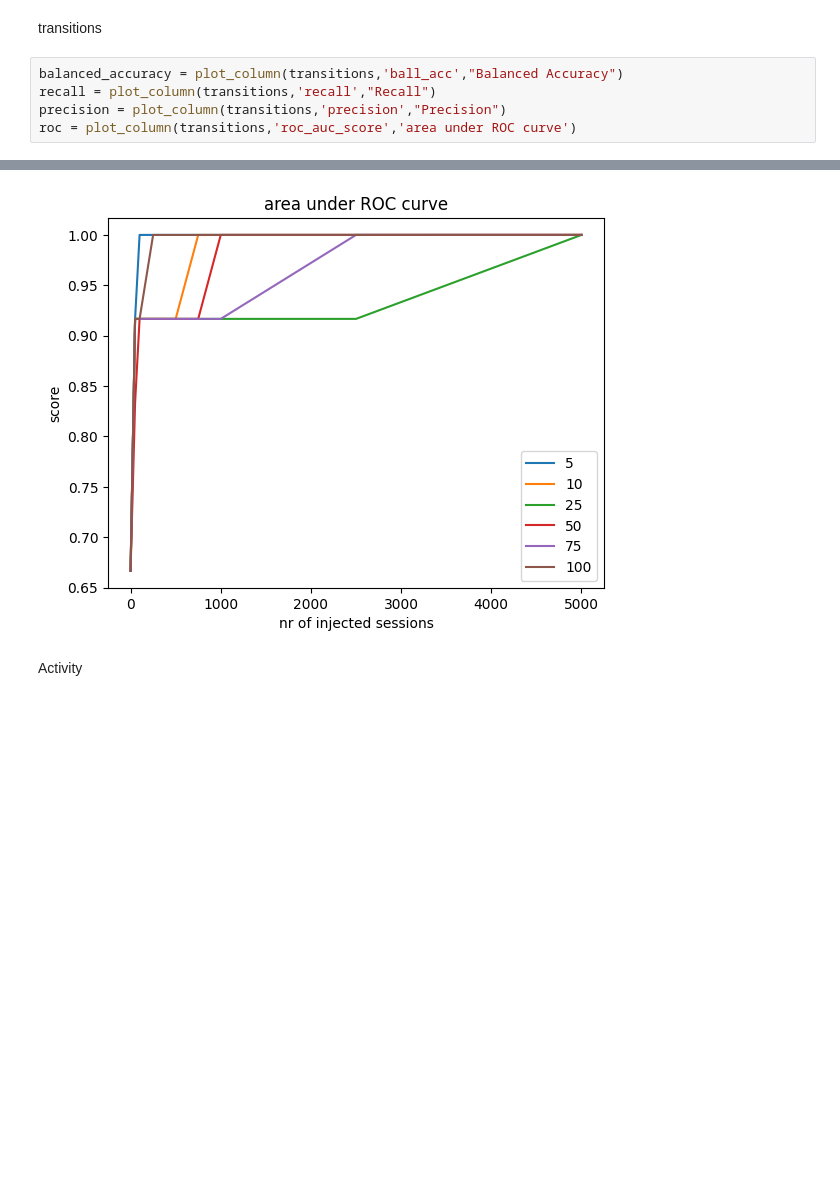
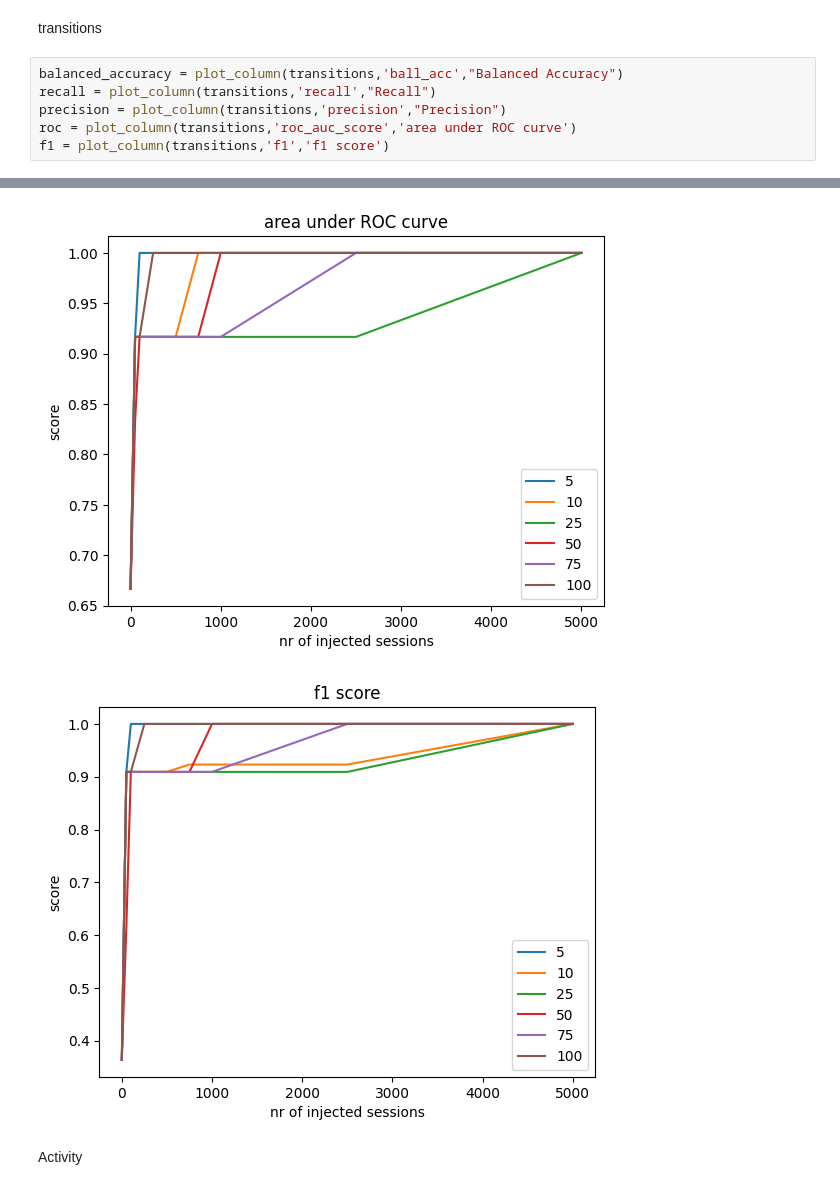
Before and after one commit to kaspergff/Thesis_anomaly_generation, a Jupyter notebook: Skipping/results.ipynb, the cells around one changed output, grey strips where cells are left out. Saved outputs shown, nothing was run; the diff lists cells and outputs as text; blank space fills up the shorter version.

```diff
--- a/Skipping/results.ipynb
+++ b/Skipping/results.ipynb
@@ -57,13 +78,15 @@ transitions
 # %%
 balanced_accuracy = plot_column(transitions,'ball_acc',"Balanced Accuracy")
 recall = plot_column(transitions,'recall',"Recall")
 precision = plot_column(transitions,'precision',"Precision")
 roc = plot_column(transitions,'roc_auc_score','area under ROC curve')
+f1 = plot_column(transitions,'f1','f1 score')
 # %% [output]
 [figure]
 [figure]
 [figure]
 [figure]
+[figure, added]
 # %% [markdown]
 Activity
 # %%
```
Also changed, not shown: parts of 6 cells of this notebook, 32 other files.
